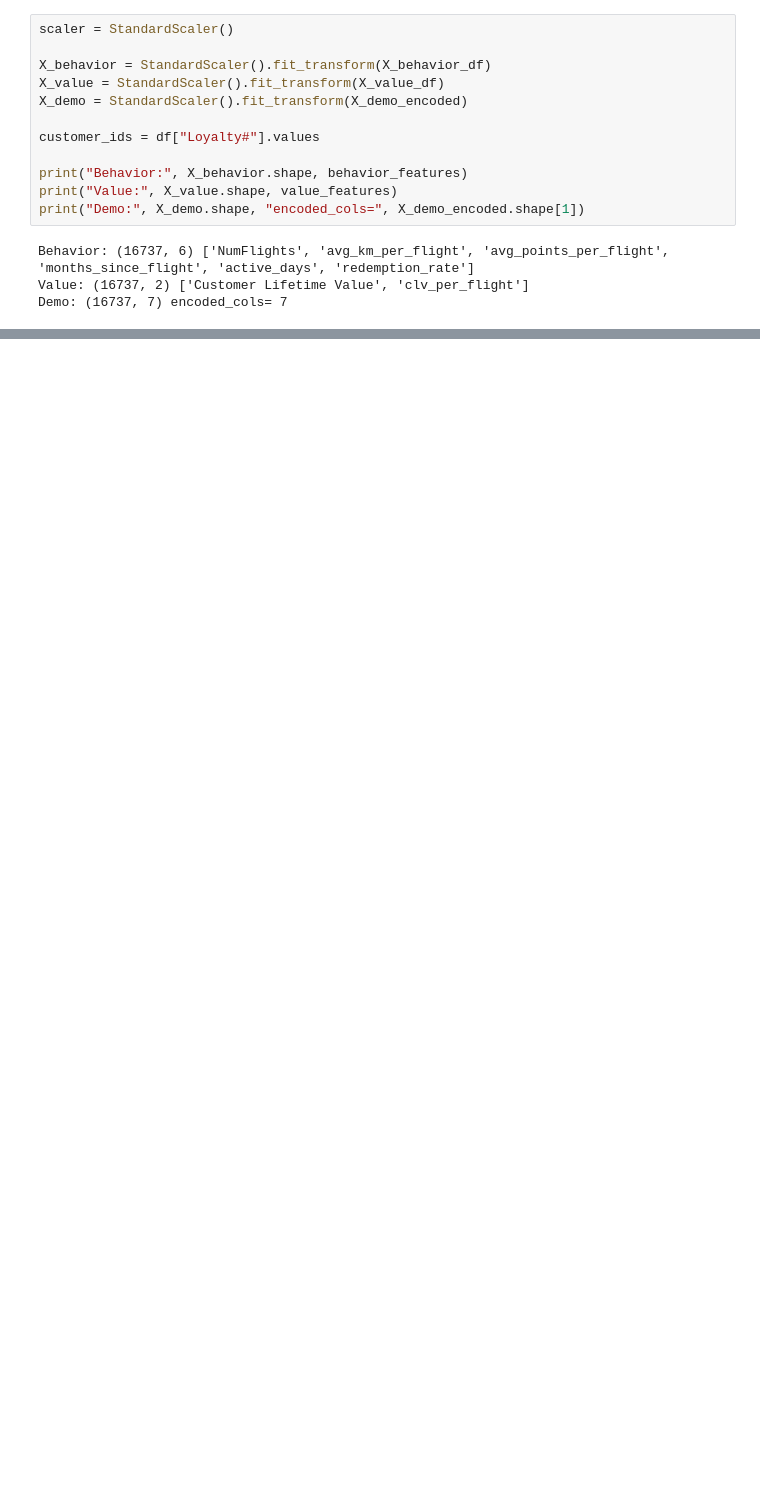
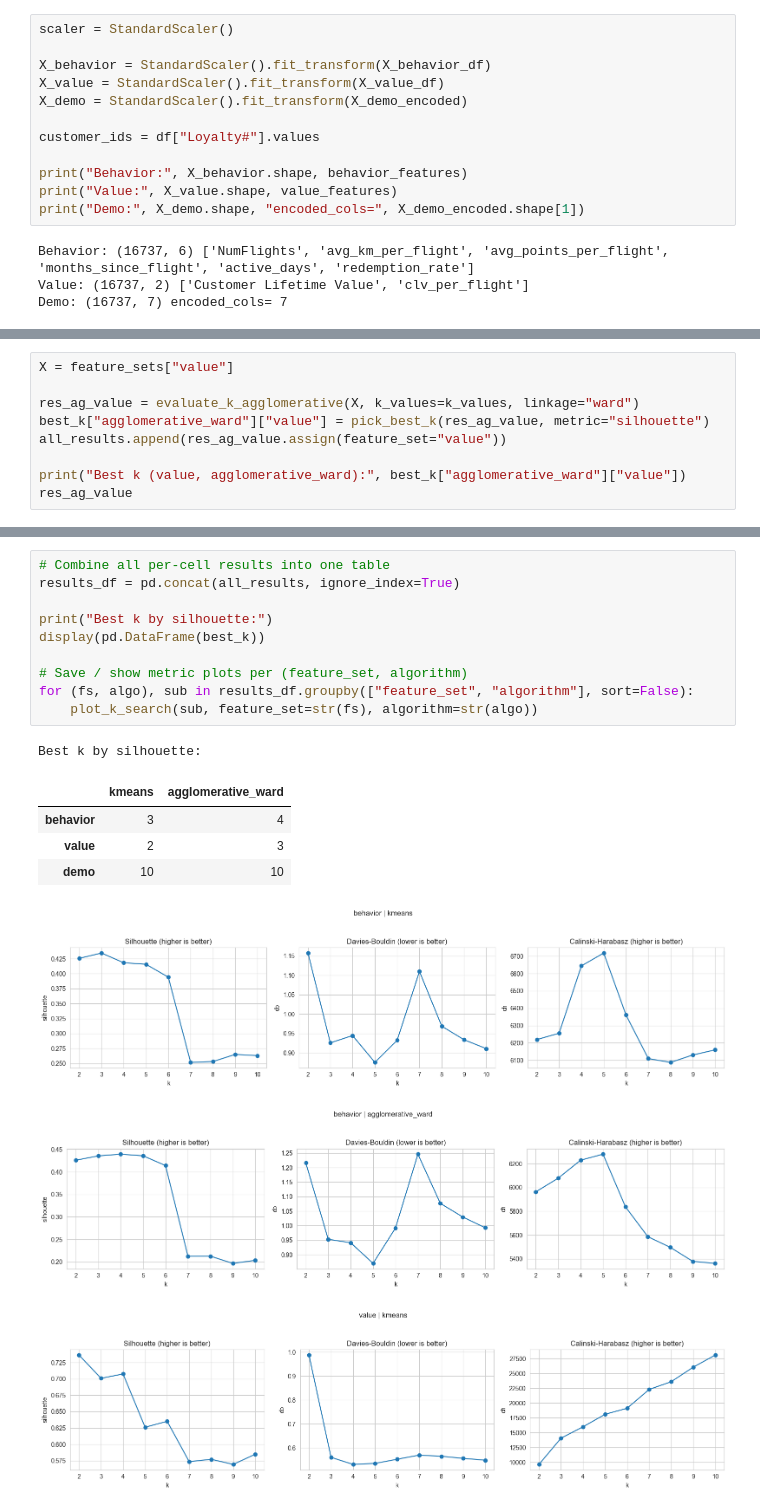
Before and after one commit to Port0goose/Data-Mining-Assignment, a Jupyter notebook: Group68_Clustering_Code_new_approach.ipynb, the cells around one changed output, grey strips where cells are left out. Saved outputs shown, nothing was run; the diff lists cells and outputs as text; blank space fills up the shorter version.

```diff
--- a/Group68_Clustering_Code_new_approach.ipynb
+++ b/Group68_Clustering_Code_new_approach.ipynb
@@ -207,0 +329,9 @@ def pick_best_k(results: pd.DataFrame, metric: str = "silhouette") -> int:
+# %%
+X = feature_sets["value"]
+
+res_ag_value = evaluate_k_agglomerative(X, k_values=k_values, linkage="ward")
+best_k["agglomerative_ward"]["value"] = pick_best_k(res_ag_value, metric="silhouette")
+all_results.append(res_ag_value.assign(feature_set="value"))
+
+print("Best k (value, agglomerative_ward):", best_k["agglomerative_ward"]["value"])
+res_ag_value
@@ -283,0 +447,19 @@ demo          10                  10
+# %%
+# Combine all per-cell results into one table
+results_df = pd.concat(all_results, ignore_index=True)
+
+print("Best k by silhouette:")
+display(pd.DataFrame(best_k))
+
+# Save / show metric plots per (feature_set, algorithm)
+for (fs, algo), sub in results_df.groupby(["feature_set", "algorithm"], sort=False):
+    plot_k_search(sub, feature_set=str(fs), algorithm=str(algo))
+# %% [output]
+Best k by silhouette:
+|  | kmeans | agglomerative_ward |
+| behavior | 3 | 4 |
+| value | 2 | 3 |
+| demo | 10 | 10 |
+[figure, added]
+[figure, added]
+[figure, added]
```
Also changed, not shown: parts of 47 cells of this notebook, 25 other files.
